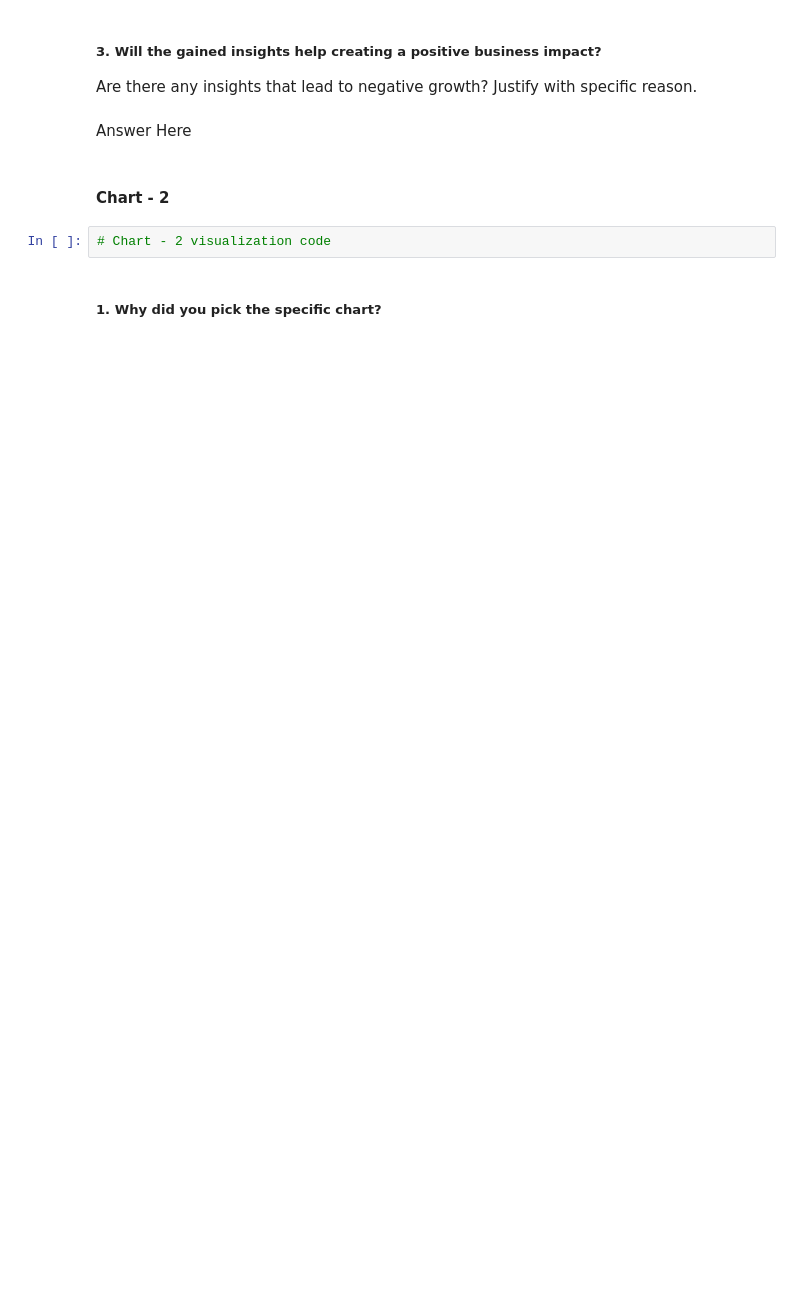
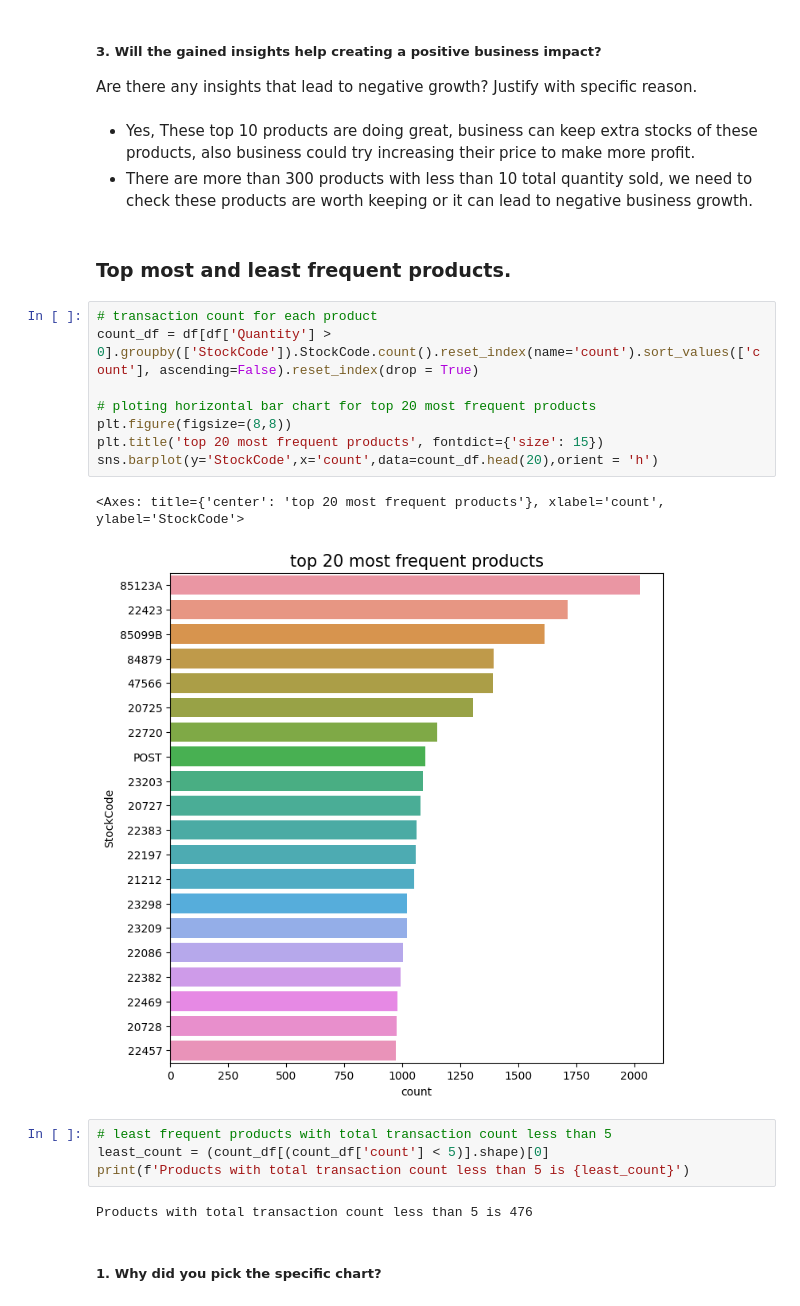
Before and after one commit to kd0176/Online-Retail-Customer-Segmentation, a Jupyter notebook: Online_Retail_Customer_Segmentation.ipynb, the cells around one changed output. Drawn from its saved outputs; the diff is of its cells as text; blank space fills up the shorter version.

```diff
--- a/Online_Retail_Customer_Segmentation.ipynb
+++ b/Online_Retail_Customer_Segmentation.ipynb
@@ -539,11 +590,27 @@ Answer Here
 # %% [markdown]
 ##### 3. Will the gained insights help creating a positive business impact?
 Are there any insights that lead to negative growth? Justify with specific reason.
-# %% [markdown]
-Answer Here
-# %% [markdown]
-#### Chart - 2
-# %%
-# Chart - 2 visualization code
+# %% [markdown]
+* Yes, These top 10 products are doing great, business can keep extra stocks of these products, also business could try increasing their price to make more profit.
+* There are more than 300 products with less than 10 total quantity sold, we need to check these products are worth keeping or it can lead to negative business growth.
+# %% [markdown]
+### Top most and least frequent products.
+# %%
+# transaction count for each product
+count_df = df[df['Quantity'] > 0].groupby(['StockCode']).StockCode.count().reset_index(name='count').sort_values(['count'], ascending=False).reset_index(drop = True)
+
+# ploting horizontal bar chart for top 20 most frequent products
+plt.figure(figsize=(8,8))
+plt.title('top 20 most frequent products', fontdict={'size': 15})
+sns.barplot(y='StockCode',x='count',data=count_df.head(20),orient = 'h')
+# %% [output]
+<Axes: title={'center': 'top 20 most frequent products'}, xlabel='count', ylabel='StockCode'>
+[figure, added]
+# %%
+# least frequent products with total transaction count less than 5
+least_count = (count_df[(count_df['count'] < 5)].shape)[0]
+print(f'Products with total transaction count less than 5 is {least_count}')
+# %% [output]
+Products with total transaction count less than 5 is 476
 # %% [markdown]
 ##### 1. Why did you pick the specific chart?
```
Also changed, not shown: parts of 51 cells of this notebook.
